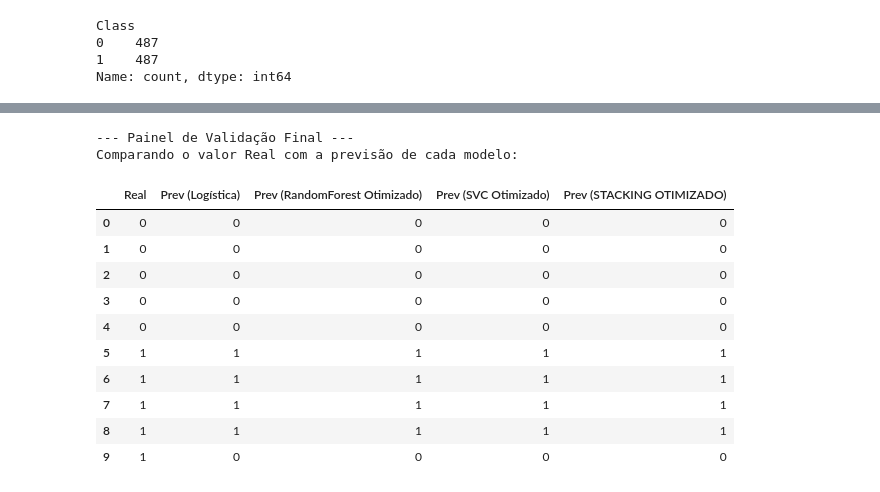
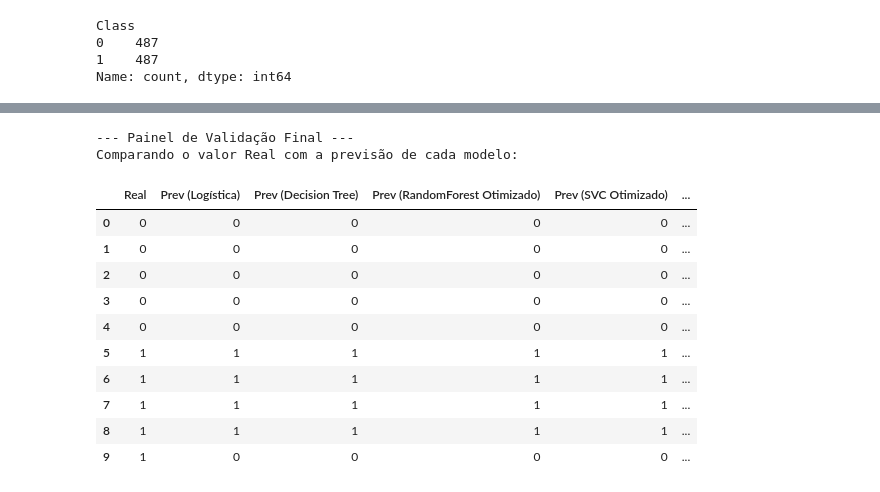
Before and after one commit to pnn99/detector_fraude_LLM, a Jupyter notebook: detector_de_fraude.ipynb, the cells around one changed output, grey strips where cells are left out. Saved outputs shown, nothing was run; the diff lists cells and outputs as text; code cells hidden in the pictures.

Commit message:
Finaliza revisão do projeto, corrige bug no Stacking e adiciona gráficos

```diff
--- a/detector_de_fraude.ipynb
+++ b/detector_de_fraude.ipynb
@@ -240,8 +257,8 @@ x_train, x_test, y_train, y_test = train_test_split(X, Y, test_size = 0.2, strat
 # --- Importação dos novos modelos e do StackingClassifier ---
 from sklearn.ensemble import StackingClassifier, RandomForestClassifier, GradientBoostingClassifier
 from sklearn.svm import SVC
-from sklearn.neighbors import KNeighborsClassifier # Adicionei o KNN como opção também
-from sklearn.metrics import classification_report # Para uma análise mais detalhada
+from sklearn.tree import DecisionTreeClassifier # <-- ADICIONADO AQUI
+from sklearn.metrics import classification_report
 
 # ---------------------------------------------------------------------------------
 # PASSO 1: Definir os modelos de base (Nível 0 - Os "Especialistas")
@@ -249,8 +266,9 @@ from sklearn.metrics import classification_report # Para uma análise mais detal
 # Criamos uma lista de tuplas com o nome e o objeto de cada modelo.
 base_models = [
     ('logistic_regression', LogisticRegression(max_iter=1000, random_state=42)),
+    ('decision_tree', DecisionTreeClassifier(random_state=42)), # <-- ADICIONADO AQUI
     ('random_forest', RandomForestClassifier(random_state=42)),
-    ('svc', SVC(probability=True, random_state=42)), # probability=True é necessário para o Stacking
+    ('svc', SVC(probability=True, random_state=42)),
     ('gradient_boosting', GradientBoostingClassifier(random_state=42))
 ]
 
@@ -258,15 +276,12 @@ base_models = [
 # PASSO 2: Definir o Metaclassificador (Nível 1 - O "Gerente")
 # ---------------------------------------------------------------------------------
 # Usaremos uma Regressão Logística para combinar as previsões dos especialistas.
-# É uma escolha robusta que evita overfitting nesta etapa.
 meta_classifier = LogisticRegression(random_state=42)
 
 # ---------------------------------------------------------------------------------
 # PASSO 3: Criar o Stacking Classifier
 # ---------------------------------------------------------------------------------
 # Juntamos tudo no StackingClassifier.
-# O cv=5 garante que a validação cruzada será usada para treinar os modelos de base,
-# o que é crucial para evitar vazamento de dados (data leakage).
 stacking_model = StackingClassifier(
     estimators=base_models,
     final_estimator=meta_classifier,
@@ -280,7 +295,7 @@ print("--- Treinando o StackingClassifier ---")
 stacking_model.fit(x_train, y_train)
 y_pred_stacking = stacking_model.predict(x_test)
 acc_stacking = accuracy_score(y_test, y_pred_stacking)
-print(f"Acurácia do StackingClassifier: {acc_stacking * 100:.2f}%\n")
+print(f"Acurácia do StackingClassifier: {acc_stacking * 100:.2f}%\\n")
 print("Relatório de Classificação do StackingClassifier:")
 print(classification_report(y_test, y_pred_stacking))
 
@@ -288,10 +303,17 @@ print(classification_report(y_test, y_pred_stacking))
 # ---------------------------------------------------------------------------------
 # PASSO 5: Treinar e Avaliar cada modelo de base para comparação
 # ---------------------------------------------------------------------------------
-print("\n--- Acurácia dos Modelos de Base (Individuais) ---")
+print("\\n--- Acurácia dos Modelos de Base (Individuais) ---")
+# Criamos um dicionário para guardar os resultados para o gráfico depois
+model_accuracies = {}
+
 for name, model in base_models:
     model.fit(x_train, y_train)
     y_pred_base = model.predict(x_test)
     acc_base = accuracy_score(y_test, y_pred_base)
+    model_accuracies[name] = acc_base # Guarda a acurácia
     print(f"Acurácia do modelo '{name}': {acc_base * 100:.2f}%")
+
+# Adicionamos também a acurácia do Stacking para comparação
+model_accuracies['stacking'] = acc_stacking
 # %% [output]
@@ -326,6 +349,7 @@ df_validacao_rodada1 = pd.DataFrame({'Real': df_val_total_real})
 # Lista dos modelos de base padrão
 base_models_padrao = [
     ('logistic_regression', LogisticRegression(max_iter=1000, random_state=42)),
+    ('decision_tree', DecisionTreeClassifier(random_state=42)),
     ('random_forest', RandomForestClassifier(random_state=42)),
     ('svc', SVC(probability=True, random_state=42)),
     ('gradient_boosting', GradientBoostingClassifier(random_state=42))
@@ -355,7 +379,8 @@ colunas_ordenadas = [
     'Prev (random_forest)',
     'Prev (svc)',
     'Prev (gradient_boosting)',
-    'Prev (STACKING PADRÃO)'
+    'Prev (STACKING PADRÃO)',
+    'Prev (decision_tree)'  # <-- ADICIONADO AQUI
 ]
 df_validacao_rodada1 = df_validacao_rodada1[colunas_ordenadas]
 
@@ -459,21 +556,9 @@ print("--- Montando o StackingClassifier com os melhores parâmetros ---")
 # 1. Definir a lista de modelos de base OTIMIZADA
 base_models_optimized = [
     ('logistic_regression', LogisticRegression(max_iter=1000, random_state=42)),
-    # Usando os MELHORES parâmetros encontrados pelo GridSearchCV
-    ('random_forest', RandomForestClassifier(
-        criterion='entropy',
-        max_depth=10,
-        n_estimators=100,
-        random_state=42
-    )),
-    # Usando os MELHORES parâmetros para o SVC
-    ('svc', SVC(
-        C=10,
-        gamma='scale',
-        kernel='rbf',
-        probability=True, # Lembre-se que probability=True é essencial
-        random_state=42
-    )),
+    ('decision_tree', DecisionTreeClassifier(random_state=42)),
+    ('random_forest_otimizado', best_rf),
+    ('svc_otimizado', best_svc),
     ('gradient_boosting', GradientBoostingClassifier(random_state=42))
 ]
 
@@ -534,41 +618,43 @@ Acurácia do SVC OTIMIZADO: 88.72%
 df_validacao = pd.DataFrame({'Real': df_val_total_real})
 
 
 # 2. Agora, vamos adicionar a previsão de cada um dos nossos modelos como uma nova coluna.
 #    Usaremos os modelos já treinados nas etapas anteriores.
 
 # Modelo de Regressão Logística (o primeiro que treinamos)
 lr_final = LogisticRegression(max_iter=1000, random_state=42)
 lr_final.fit(x_train, y_train)
 df_validacao['Prev (Logística)'] = lr_final.predict(df_val_total)
+
+df_validacao['Prev (Decision Tree)'] = DecisionTreeClassifier(random_state=42).fit(x_train, y_train).predict(df_val_total)
 
 # Melhor RandomForest (encontrado pelo GridSearchCV)
 # A variável 'best_rf' já foi treinada pelo GridSearchCV
 df_validacao['Prev (RandomForest Otimizado)'] = best_rf.predict(df_val_total)
 
 # Melhor SVC (encontrado pelo GridSearchCV)
 # A variável 'best_svc' já foi treinada pelo GridSearchCV
 df_validacao['Prev (SVC Otimizado)'] = best_svc.predict(df_val_total)
 
 # Modelo Stacking Otimizado (nosso modelo final)
 df_validacao['Prev (STACKING OTIMIZADO)'] = stacking_model_optimized.predict(df_val_total)
 
 
 # 3. Exibir o DataFrame comparativo
 print("--- Painel de Validação Final ---")
 print("Comparando o valor Real com a previsão de cada modelo:")
 df_validacao
 # %% [output]
 --- Painel de Validação Final ---
 Comparando o valor Real com a previsão de cada modelo:
-|  | Real | Prev (Logística) | Prev (RandomForest Otimizado) | Prev (SVC Otimizado) | Prev (STACKING OTIMIZADO) |
-| 0 | 0 | 0 | 0 | 0 | 0 |
-| 1 | 0 | 0 | 0 | 0 | 0 |
-| 2 | 0 | 0 | 0 | 0 | 0 |
-| 3 | 0 | 0 | 0 | 0 | 0 |
-| 4 | 0 | 0 | 0 | 0 | 0 |
-| 5 | 1 | 1 | 1 | 1 | 1 |
-| 6 | 1 | 1 | 1 | 1 | 1 |
-| 7 | 1 | 1 | 1 | 1 | 1 |
-| 8 | 1 | 1 | 1 | 1 | 1 |
-| 9 | 1 | 0 | 0 | 0 | 0 |
+|  | Real | Prev (Logística) | Prev (Decision Tree) | Prev (RandomForest Otimizado) | Prev (SVC Otimizado) | ... |
+| 0 | 0 | 0 | 0 | 0 | 0 | ... |
+| 1 | 0 | 0 | 0 | 0 | 0 | ... |
+| 2 | 0 | 0 | 0 | 0 | 0 | ... |
+| 3 | 0 | 0 | 0 | 0 | 0 | ... |
+| 4 | 0 | 0 | 0 | 0 | 0 | ... |
+| 5 | 1 | 1 | 1 | 1 | 1 | ... |
+| 6 | 1 | 1 | 1 | 1 | 1 | ... |
+| 7 | 1 | 1 | 1 | 1 | 1 | ... |
+| 8 | 1 | 1 | 1 | 1 | 1 | ... |
+| 9 | 1 | 0 | 0 | 0 | 0 | ... |
```
Also changed, not shown: parts of 14 cells of this notebook, 1 other file.
